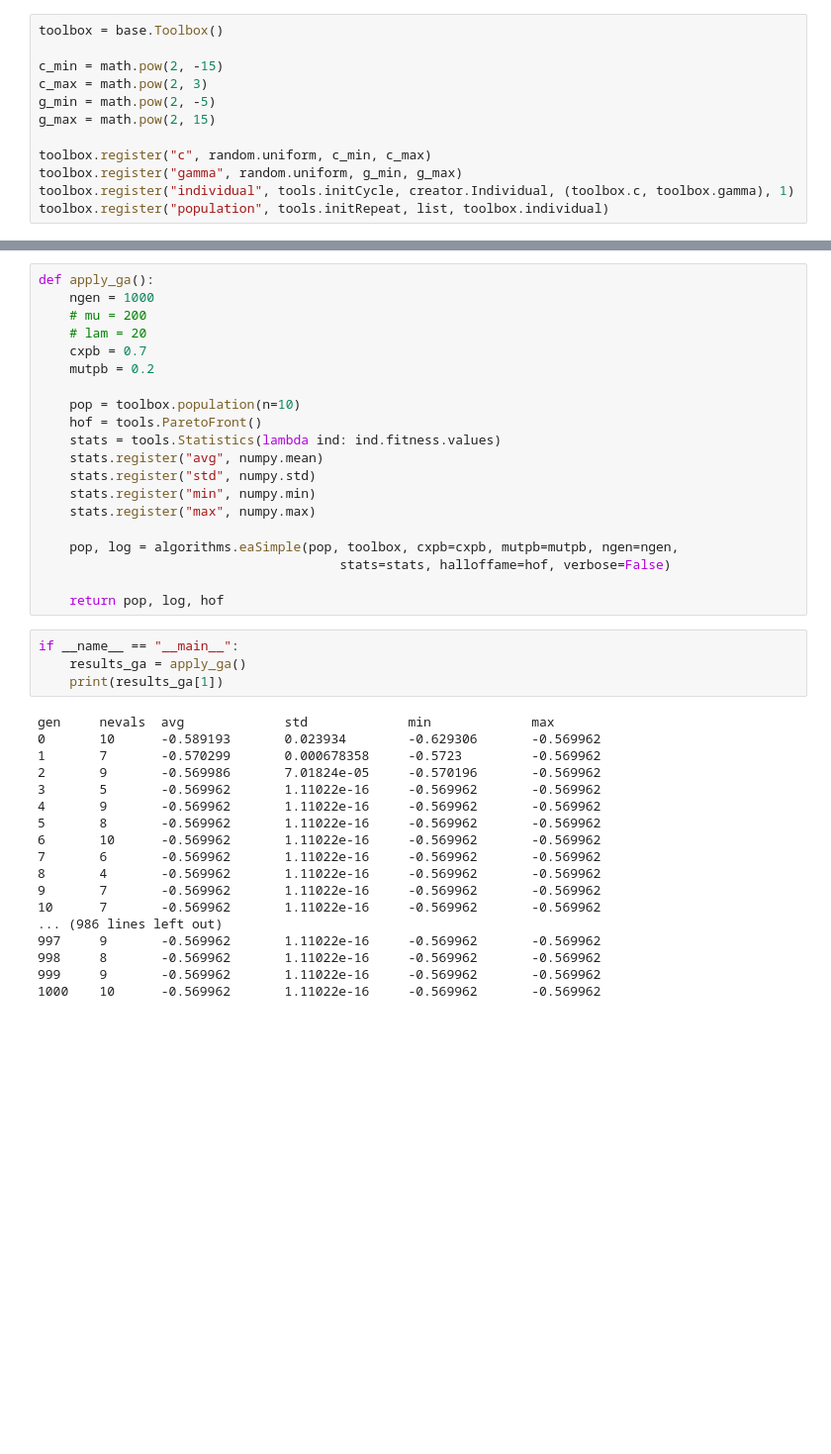
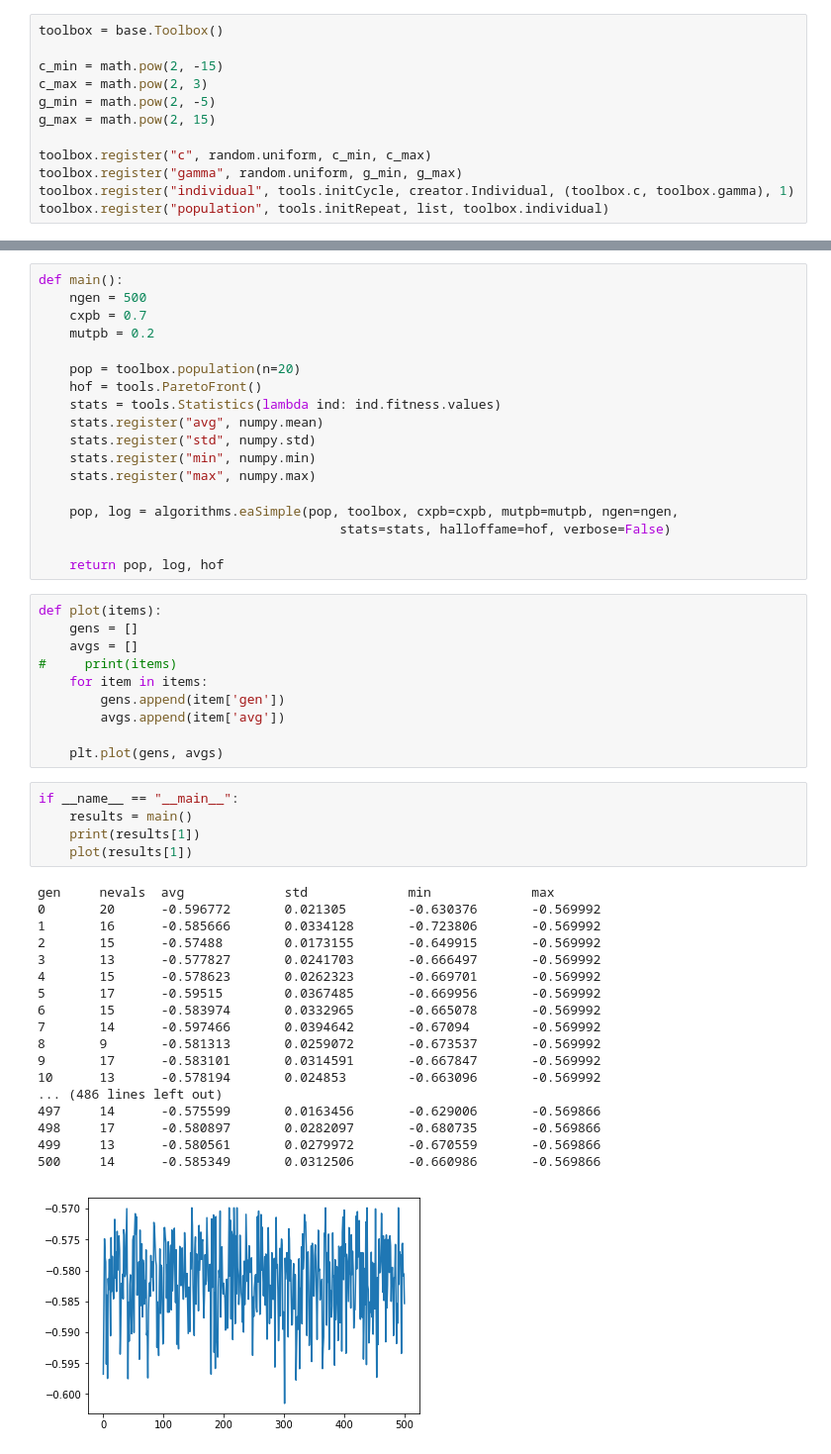
Before and after one commit to thnery/evolutionary_computing_samples, a Jupyter notebook: project/part_1_ga.ipynb, the cells around one changed output, grey strips where cells are left out. Shown at 99% size. Cells and saved outputs as stored; diff of their text form; blank space fills up the shorter version.

Commit message:
Plot graphs for comparison of GA and PSO to optimize SVM

```diff
--- a/project/part_1_ga.ipynb
+++ b/project/part_1_ga.ipynb
@@ -54,14 +57,12 @@ toolbox.register("mutate", custom_mutation)
 toolbox.register("mate", tools.cxTwoPoint)
 toolbox.register("select", tools.selTournament, tournsize=3)
 # %%
-def apply_ga():
-    ngen = 1000
-    # mu = 200
-    # lam = 20
+def main():
+    ngen = 500
     cxpb = 0.7
     mutpb = 0.2
 
-    pop = toolbox.population(n=10)
+    pop = toolbox.population(n=20)
     hof = tools.ParetoFront()
     stats = tools.Statistics(lambda ind: ind.fitness.values)
     stats.register("avg", numpy.mean)
@@ -73,25 +74,37 @@ def apply_ga():
                                        stats=stats, halloffame=hof, verbose=False)
 
     return pop, log, hof
+# %%
+def plot(items):
+    gens = []
+    avgs = []
+#     print(items)
+    for item in items:
+        gens.append(item['gen'])
+        avgs.append(item['avg'])
+
+    plt.plot(gens, avgs)
 # %%
 if __name__ == "__main__":
-    results_ga = apply_ga()
-    print(results_ga[1])
+    results = main()
+    print(results[1])
+    plot(results[1])
 # %% [output]
 gen     nevals  avg             std             min             max
-0       10      -0.589193       0.023934        -0.629306       -0.569962
-1       7       -0.570299       0.000678358     -0.5723         -0.569962
-2       9       -0.569986       7.01824e-05     -0.570196       -0.569962
-3       5       -0.569962       1.11022e-16     -0.569962       -0.569962
-4       9       -0.569962       1.11022e-16     -0.569962       -0.569962
-5       8       -0.569962       1.11022e-16     -0.569962       -0.569962
-6       10      -0.569962       1.11022e-16     -0.569962       -0.569962
-7       6       -0.569962       1.11022e-16     -0.569962       -0.569962
-8       4       -0.569962       1.11022e-16     -0.569962       -0.569962
-9       7       -0.569962       1.11022e-16     -0.569962       -0.569962
-10      7       -0.569962       1.11022e-16     -0.569962       -0.569962
-... (986 lines left out)
-997     9       -0.569962       1.11022e-16     -0.569962       -0.569962
-998     8       -0.569962       1.11022e-16     -0.569962       -0.569962
-999     9       -0.569962       1.11022e-16     -0.569962       -0.569962
-1000    10      -0.569962       1.11022e-16     -0.569962       -0.569962
+0       20      -0.596772       0.021305        -0.630376       -0.569992
+1       16      -0.585666       0.0334128       -0.723806       -0.569992
+2       15      -0.57488        0.0173155       -0.649915       -0.569992
+3       13      -0.577827       0.0241703       -0.666497       -0.569992
+4       15      -0.578623       0.0262323       -0.669701       -0.569992
+5       17      -0.59515        0.0367485       -0.669956       -0.569992
+6       15      -0.583974       0.0332965       -0.665078       -0.569992
+7       14      -0.597466       0.0394642       -0.67094        -0.569992
+8       9       -0.581313       0.0259072       -0.673537       -0.569992
+9       17      -0.583101       0.0314591       -0.667847       -0.569992
+10      13      -0.578194       0.024853        -0.663096       -0.569992
+... (486 lines left out)
+497     14      -0.575599       0.0163456       -0.629006       -0.569866
+498     17      -0.580897       0.0282097       -0.680735       -0.569866
+499     13      -0.580561       0.0279972       -0.670559       -0.569866
+500     14      -0.585349       0.0312506       -0.660986       -0.569866
+[figure, added]
```
Also changed, not shown: parts of 5 cells of this notebook, 1 other file.
